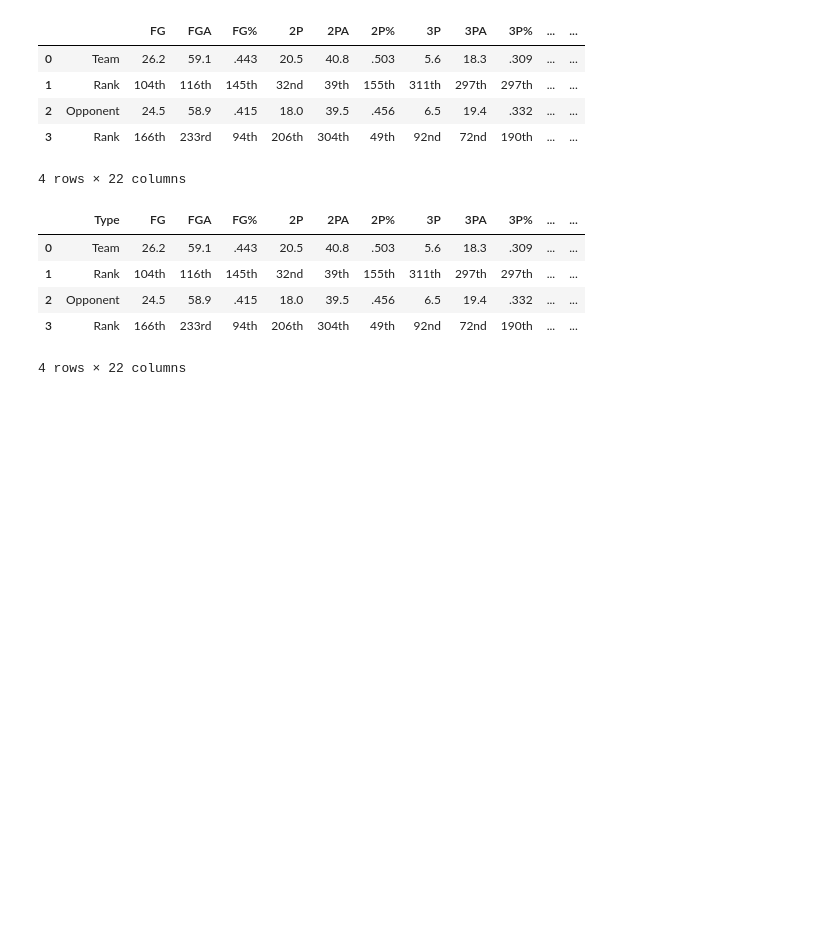
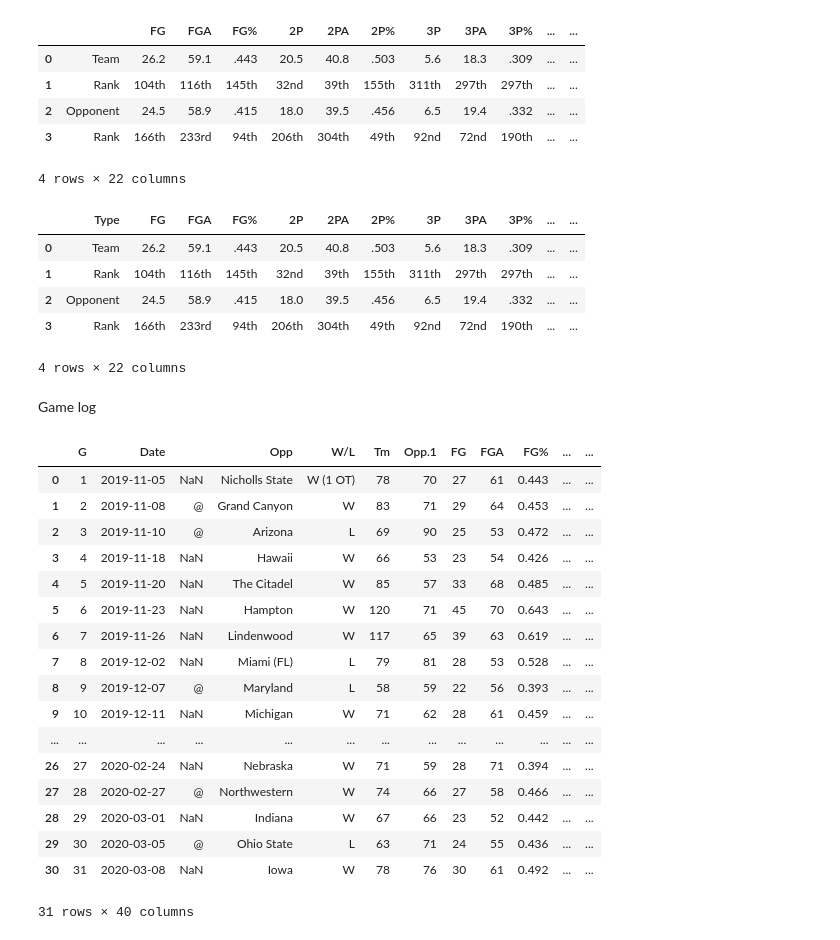
Before and after one commit to isaac-turk/DataDiveFa24, a Jupyter notebook: Chris-S-Cleaning.ipynb, the cells around one changed output. Saved outputs shown, nothing was run; the diff lists cells and outputs as text; code cells hidden in the pictures; blank space fills up the shorter version.

```diff
--- a/Chris-S-Cleaning.ipynb
+++ b/Chris-S-Cleaning.ipynb
@@ -161,0 +162,23 @@ df_19_20_clean_pgt.to_csv(r'C:\Users\csalg\OneDrive\Desktop\DataDiveFa24\Clean D
+# %% [markdown]
+Game log
+# %%
+df_19_20_gl
+# %% [output]
+|  | G | Date |  | Opp | W/L | Tm | Opp.1 | FG | FGA | FG% | ... | ... |
+| 0 | 1 | 2019-11-05 | NaN | Nicholls State | W (1 OT) | 78 | 70 | 27 | 61 | 0.443 | ... | ... |
+| 1 | 2 | 2019-11-08 | @ | Grand Canyon | W | 83 | 71 | 29 | 64 | 0.453 | ... | ... |
+| 2 | 3 | 2019-11-10 | @ | Arizona | L | 69 | 90 | 25 | 53 | 0.472 | ... | ... |
+| 3 | 4 | 2019-11-18 | NaN | Hawaii | W | 66 | 53 | 23 | 54 | 0.426 | ... | ... |
+| 4 | 5 | 2019-11-20 | NaN | The Citadel | W | 85 | 57 | 33 | 68 | 0.485 | ... | ... |
+| 5 | 6 | 2019-11-23 | NaN | Hampton | W | 120 | 71 | 45 | 70 | 0.643 | ... | ... |
+| 6 | 7 | 2019-11-26 | NaN | Lindenwood | W | 117 | 65 | 39 | 63 | 0.619 | ... | ... |
+| 7 | 8 | 2019-12-02 | NaN | Miami (FL) | L | 79 | 81 | 28 | 53 | 0.528 | ... | ... |
+| 8 | 9 | 2019-12-07 | @ | Maryland | L | 58 | 59 | 22 | 56 | 0.393 | ... | ... |
+| 9 | 10 | 2019-12-11 | NaN | Michigan | W | 71 | 62 | 28 | 61 | 0.459 | ... | ... |
+| ... | ... | ... | ... | ... | ... | ... | ... | ... | ... | ... | ... | ... |
+| 26 | 27 | 2020-02-24 | NaN | Nebraska | W | 71 | 59 | 28 | 71 | 0.394 | ... | ... |
+| 27 | 28 | 2020-02-27 | @ | Northwestern | W | 74 | 66 | 27 | 58 | 0.466 | ... | ... |
+| 28 | 29 | 2020-03-01 | NaN | Indiana | W | 67 | 66 | 23 | 52 | 0.442 | ... | ... |
+| 29 | 30 | 2020-03-05 | @ | Ohio State | L | 63 | 71 | 24 | 55 | 0.436 | ... | ... |
+| 30 | 31 | 2020-03-08 | NaN | Iowa | W | 78 | 76 | 30 | 61 | 0.492 | ... | ... |
+31 rows × 40 columns
```
Also changed, not shown: parts of 3 cells of this notebook, 2 other files.
